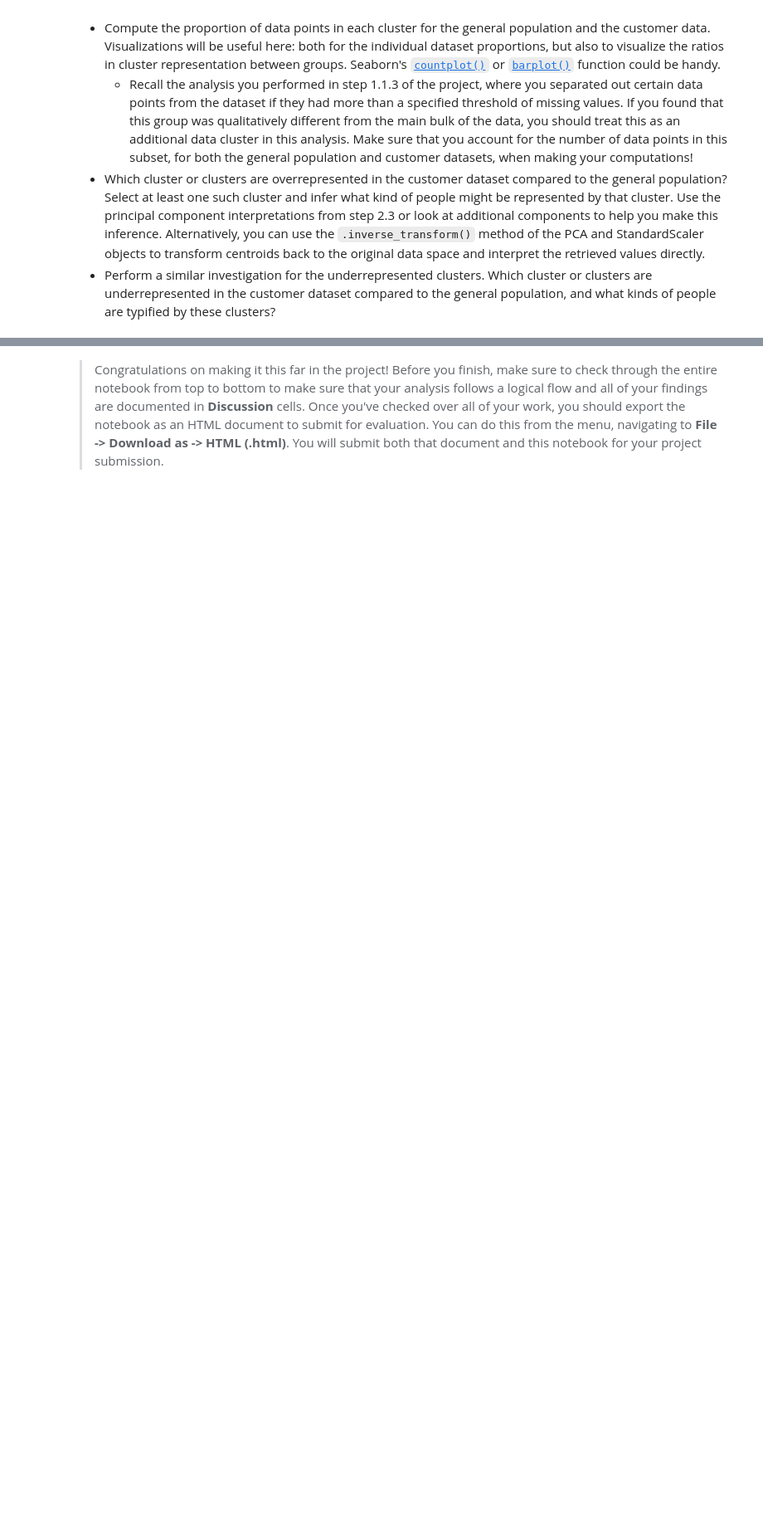
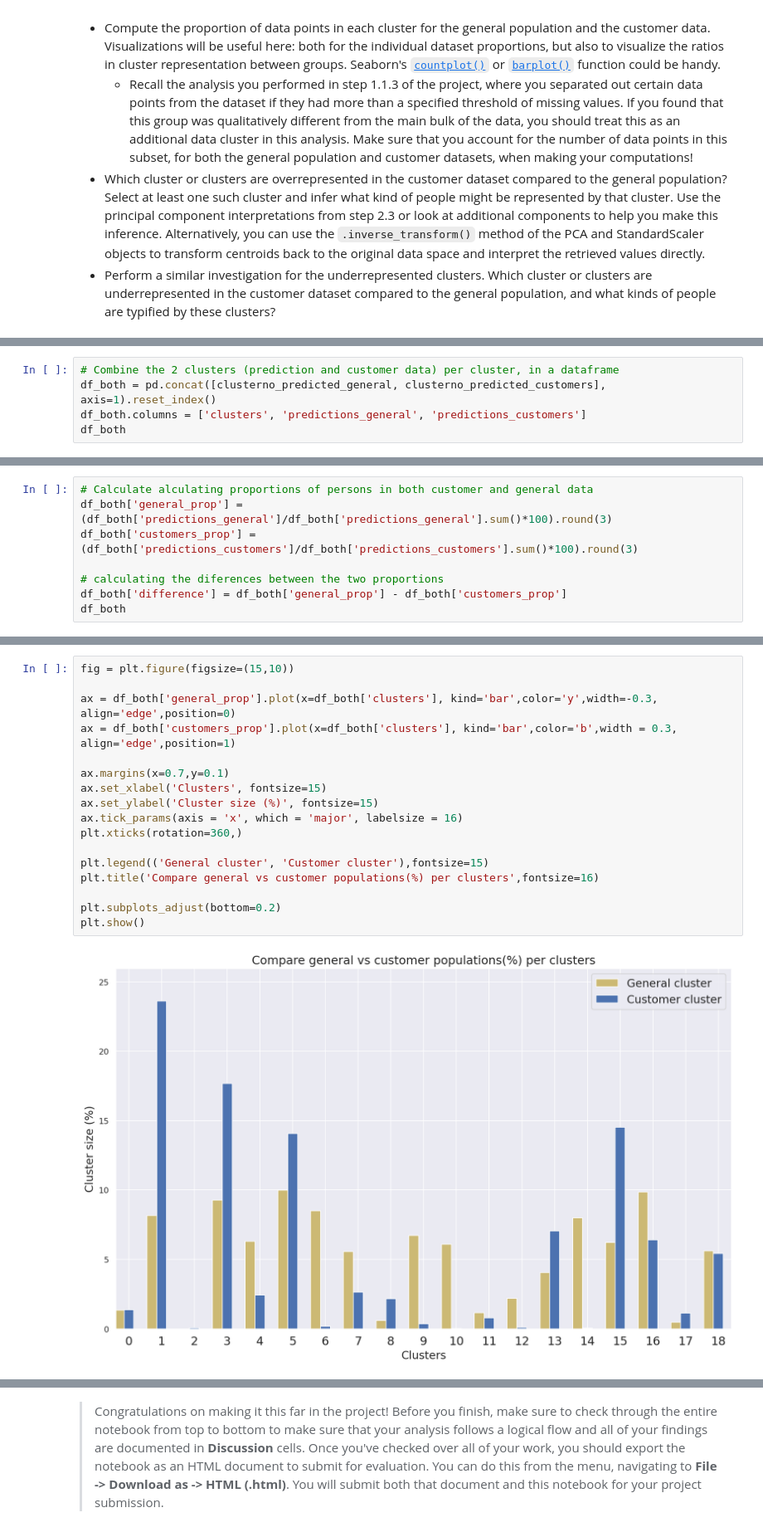
Before and after one commit to evelthon/Intro-to-Machine-Learning-with-Pytorch, a Jupyter notebook: projects/p3_Identify-Customer-Segments/Identify_Customer_Segments.ipynb, the cells around one changed output, grey strips where cells are left out. Shown at 83% size. Drawn from its saved outputs; the diff is of its cells as text; blank space fills up the shorter version.

```diff
--- a/projects/p3_Identify-Customer-Segments/Identify_Customer_Segments.ipynb
+++ b/projects/p3_Identify-Customer-Segments/Identify_Customer_Segments.ipynb
@@ -1225,0 +1267,5 @@ Take a look at the following points in this step:
+# %%
+# Combine the 2 clusters (prediction and customer data) per cluster, in a dataframe
+df_both = pd.concat([clusterno_predicted_general, clusterno_predicted_customers], axis=1).reset_index()
+df_both.columns = ['clusters', 'predictions_general', 'predictions_customers']
+df_both
@@ -1228,0 +1308,8 @@ Take a look at the following points in this step:
+# %%
+# Calculate alculating proportions of persons in both customer and general data
+df_both['general_prop'] = (df_both['predictions_general']/df_both['predictions_general'].sum()*100).round(3)
+df_both['customers_prop'] = (df_both['predictions_customers']/df_both['predictions_customers'].sum()*100).round(3)
+
+# calculating the diferences between the two proportions
+df_both['difference'] = df_both['general_prop'] - df_both['customers_prop']
+df_both
@@ -1229,3 +1334,22 @@ Take a look at the following points in this step:
+# %%
+fig = plt.figure(figsize=(15,10))
+
+ax = df_both['general_prop'].plot(x=df_both['clusters'], kind='bar',color='y',width=-0.3, align='edge',position=0)
+ax = df_both['customers_prop'].plot(x=df_both['clusters'], kind='bar',color='b',width = 0.3, align='edge',position=1)
+
+ax.margins(x=0.7,y=0.1)
+ax.set_xlabel('Clusters', fontsize=15)
+ax.set_ylabel('Cluster size (%)', fontsize=15)
+ax.tick_params(axis = 'x', which = 'major', labelsize = 16)
+plt.xticks(rotation=360,)
+
+plt.legend(('General cluster', 'Customer cluster'),fontsize=15)
+plt.title('Compare general vs customer populations(%) per clusters',fontsize=16)
+
+plt.subplots_adjust(bottom=0.2)
+plt.show()
+# %% [output]
+[figure, added]
 # %%
 # What kinds of people are part of a cluster that is overrepresented in the
 # customer data compared to the general population?
```
Also changed, not shown: parts of 32 cells of this notebook.
